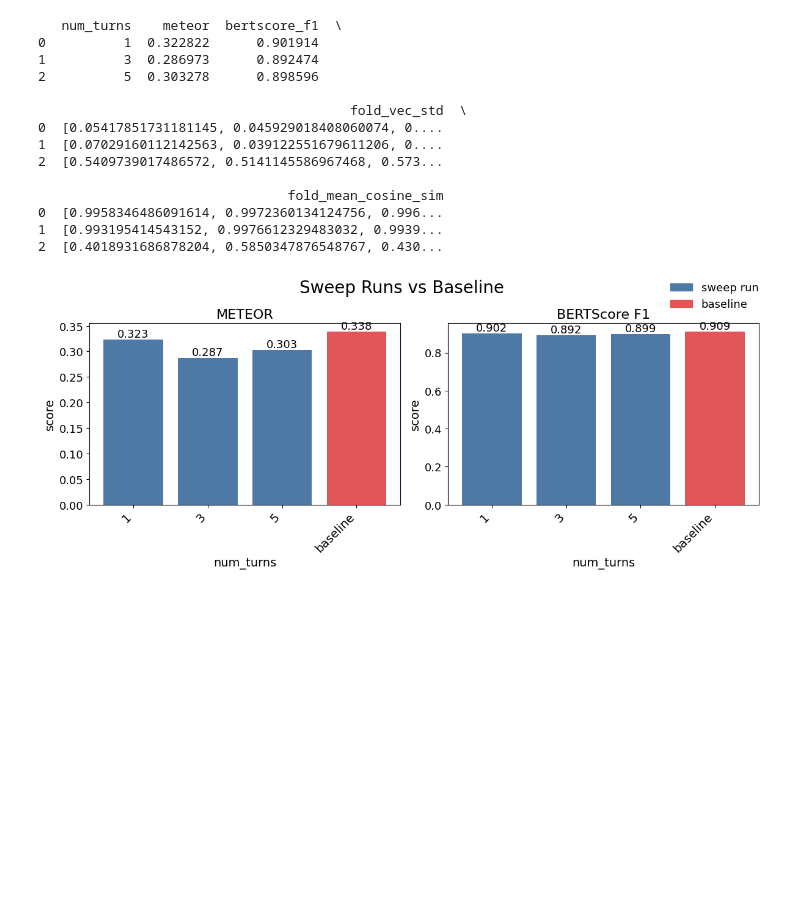
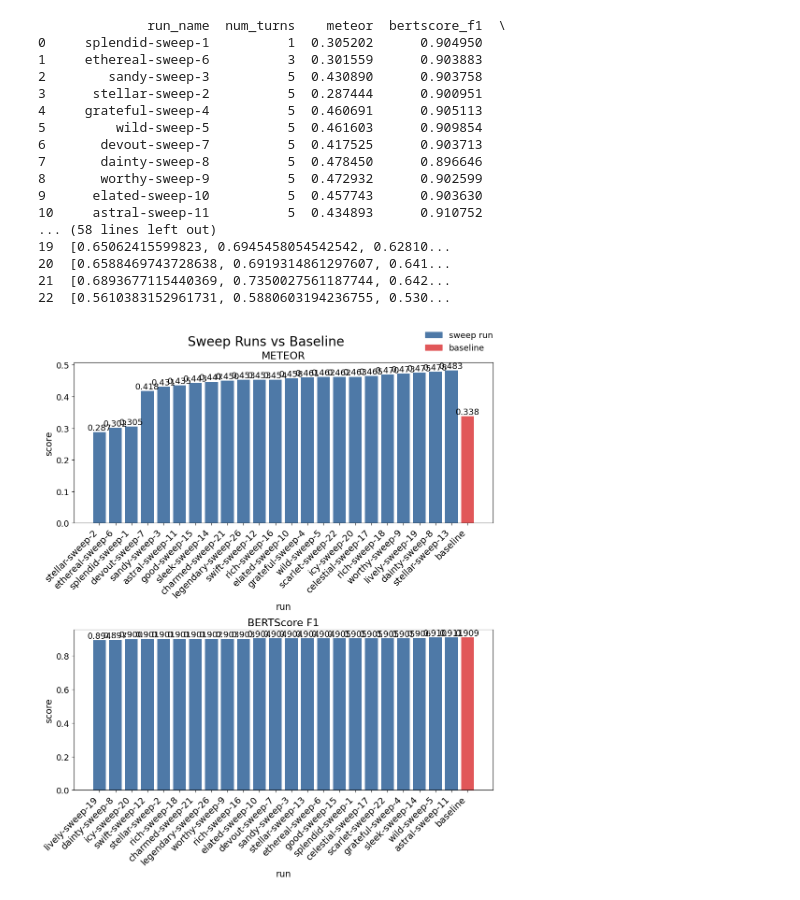
Before and after one commit to JackMclaughlin424/ms-capstone-TTS-natlang-styleprompts, a Jupyter notebook: src/style-prompt-generator/results_visual.ipynb, the cells around one changed output. Cells and saved outputs as stored; diff of their text form; code cells hidden in the pictures; blank space fills up the shorter version.

Commit message:
results on full sweep

```diff
--- a/src/style-prompt-generator/results_visual.ipynb
+++ b/src/style-prompt-generator/results_visual.ipynb
@@ -12,7 +12,7 @@ api = wandb.Api()
 
 # --- Specify your targets ---
 SINGLE_RUN_PATH = "jdm8943-rochester-institute-of-technology/style-prompt-gen/qyen2rjq"   # entity/project/run_id
-SWEEP_PATH      = "jdm8943-rochester-institute-of-technology/sweep-style-prompt-gen/nnsv2san" # entity/project/sweep_id
+SWEEP_PATH      = "jdm8943-rochester-institute-of-technology/sweep-style-prompt-gen/ls47adhf" # entity/project/sweep_id
 
 
 #  Baseline single run
@@ -34,9 +34,11 @@ for sweep_run in sweep.runs:
         for m in fold_metrics:
             v = run.summary.get(f"fold_{k}/{m}")
             if v is not None:
-                fold_metrics[m].append(v)
+                fold_metrics[m].append(float(v))
+
 
     sweep_rows.append({
+        "run_name":               run.name,
         "num_turns":              run.config.get("num_turns"),
         "meteor":                 run.summary.get("test/meteor"),
         "bertscore_f1":           run.summary.get("test/bertscore_f1"),
@@ -46,62 +48,74 @@ for sweep_run in sweep.runs:
 
 
 
+
 sweep_df = pd.DataFrame(sweep_rows).sort_values("num_turns").reset_index(drop=True)
 print(sweep_df)
 # %% [output]
-   num_turns    meteor  bertscore_f1  \
-0          1  0.322822      0.901914
-1          3  0.286973      0.892474
-2          5  0.303278      0.898596
-
-                                        fold_vec_std  \
-0  [0.05417851731181145, 0.045929018408060074, 0....
-1  [0.07029160112142563, 0.039122551679611206, 0....
-2  [0.5409739017486572, 0.5141145586967468, 0.573...
-
-                                fold_mean_cosine_sim
-0  [0.9958346486091614, 0.9972360134124756, 0.996...
-1  [0.993195414543152, 0.9976612329483032, 0.9939...
-2  [0.4018931686878204, 0.5850347876548767, 0.430...
+              run_name  num_turns    meteor  bertscore_f1  \
+0     splendid-sweep-1          1  0.305202      0.904950
+1     ethereal-sweep-6          3  0.301559      0.903883
+2        sandy-sweep-3          5  0.430890      0.903758
+3      stellar-sweep-2          5  0.287444      0.900951
+4     grateful-sweep-4          5  0.460691      0.905113
+5         wild-sweep-5          5  0.461603      0.909854
+6       devout-sweep-7          5  0.417525      0.903713
+7       dainty-sweep-8          5  0.478450      0.896646
+8       worthy-sweep-9          5  0.472932      0.902599
+9      elated-sweep-10          5  0.457743      0.903630
+10     astral-sweep-11          5  0.434893      0.910752
+... (58 lines left out)
+19  [0.65062415599823, 0.6945458054542542, 0.62810...
+20  [0.6588469743728638, 0.6919314861297607, 0.641...
+21  [0.6893677115440369, 0.7350027561187744, 0.642...
+22  [0.5610383152961731, 0.5880603194236755, 0.530...
 # %%
 BASELINE_COLOR = "#e15759"
 SWEEP_COLOR    = "#4e79a7"
 
-fig, axes = plt.subplots(1, 2, figsize=(12, 5))
+fig, axes = plt.subplots(2, 1, figsize=(10, 12))
+
 fig.suptitle("Sweep Runs vs Baseline", fontsize=20)
 
 def bar_with_baseline(ax, sweep_df, metric, baseline_val, ylabel, title):
-    labels = [str(t) for t in sweep_df["num_turns"]] + ["baseline"]
+    sweep_labels = [str(t) for t in sweep_df["run_name"]]
+    sweep_values = list(sweep_df[metric])
 
-    values = list(sweep_df[metric]) + [baseline_val]
+    order = sorted(range(len(sweep_values)), key=lambda i: sweep_values[i] if sweep_values[i] is not None else float("inf"))
+    sweep_labels = [sweep_labels[i] for i in order]
+    sweep_values = [sweep_values[i] for i in order]
+
+    labels = sweep_labels + ["baseline"]
+    values = sweep_values + [baseline_val]
     colors = [SWEEP_COLOR] * len(sweep_df) + [BASELINE_COLOR]
 
     bars = ax.bar(range(len(labels)), values, color=colors)
     ax.set_xticks(range(len(labels)))
     ax.set_xticklabels(labels, rotation=45, ha="right", fontsize=14)
-    ax.set_xlabel("num_turns", fontsize=14)
+    ax.set_xlabel("run", fontsize=14)
     ax.set_ylabel(ylabel, fontsize=14)
     ax.set_title(title, fontsize=16)
     ax.tick_params(axis="y", labelsize=13)
 
     for bar, v in zip(bars, values):
         if v is not None:
             ax.text(bar.get_x() + bar.get_width() / 2, bar.get_height(),
                     f"{v:.3f}", ha="center", va="bottom", fontsize=13)
+
 
 bar_with_baseline(axes[0], sweep_df, "meteor",       baseline["meteor"],       "score", "METEOR")
 bar_with_baseline(axes[1], sweep_df, "bertscore_f1", baseline["bertscore_f1"], "score", "BERTScore F1")
 
 from matplotlib.patches import Patch
 fig.legend(handles=[Patch(color=SWEEP_COLOR, label="sweep run"),
                     Patch(color=BASELINE_COLOR, label="baseline")],
            loc="upper right", frameon=False, fontsize=13)
 
 plt.tight_layout()
 plt.savefig("sweep_vs_baseline.png", dpi=150, bbox_inches="tight")
 plt.show()
 # %% [output]
-[figure, old version]
+[figure, new version]
 # %%
 import numpy as np
 
```
Also changed, not shown: parts of 2 cells of this notebook.
